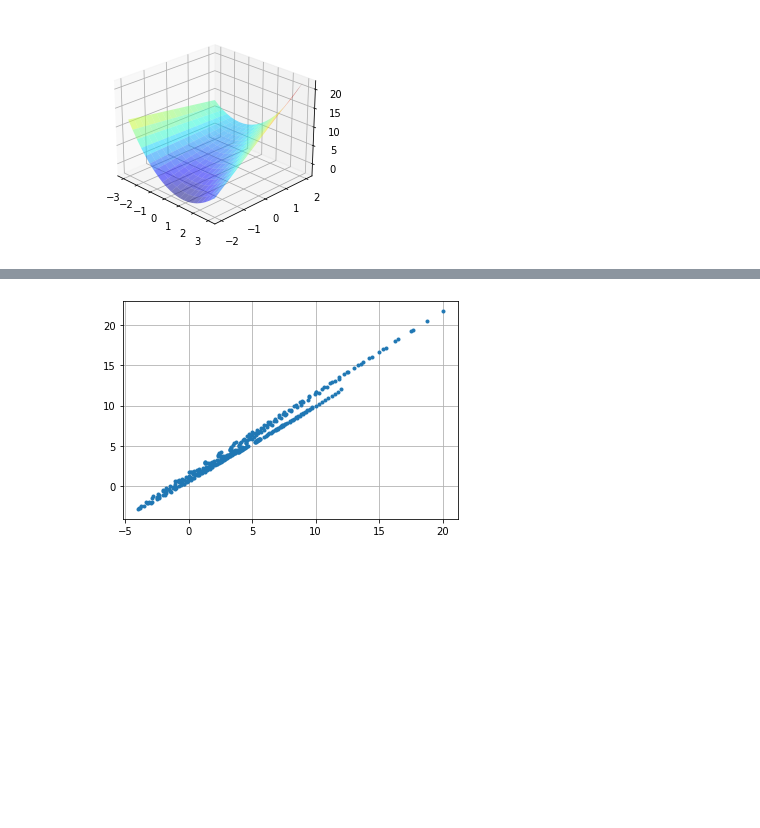
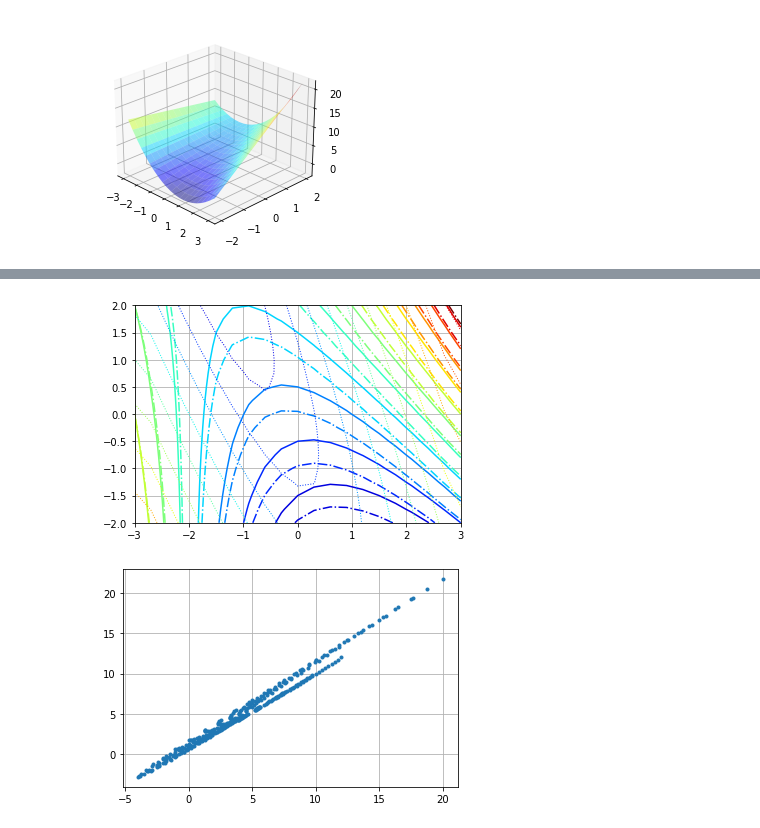
Before and after one commit to jlandercy/cookbook, a Jupyter notebook: python/stackoverflow/2DGradIntegralMCVE.ipynb, the cells around one changed output, grey strips where cells are left out. Saved outputs shown, nothing was run; the diff lists cells and outputs as text; code cells hidden in the pictures; blank space fills up the shorter version.

```diff
--- a/python/stackoverflow/2DGradIntegralMCVE.ipynb
+++ b/python/stackoverflow/2DGradIntegralMCVE.ipynb
@@ -98,3 +97,11 @@ axe.axes.grid()
+# %%
+axe = plt.contour(X, Y, Z, zl, cmap='jet')
+axe.axes.contour(X, Y, Zhat, zl, cmap='jet', linestyles='-.')
+axe.axes.contour(X, Y, V, 10, cmap='jet', linewidths=1, linestyles=':')
+axe.axes.set_aspect('equal')
+axe.axes.grid()
+# %% [output]
+[figure, added]
 # %%
 fig, axe = plt.subplots()
 axe.plot(Z.ravel(), Zhat.ravel(), '.')
```
Also changed, not shown: parts of 20 cells of this notebook.
